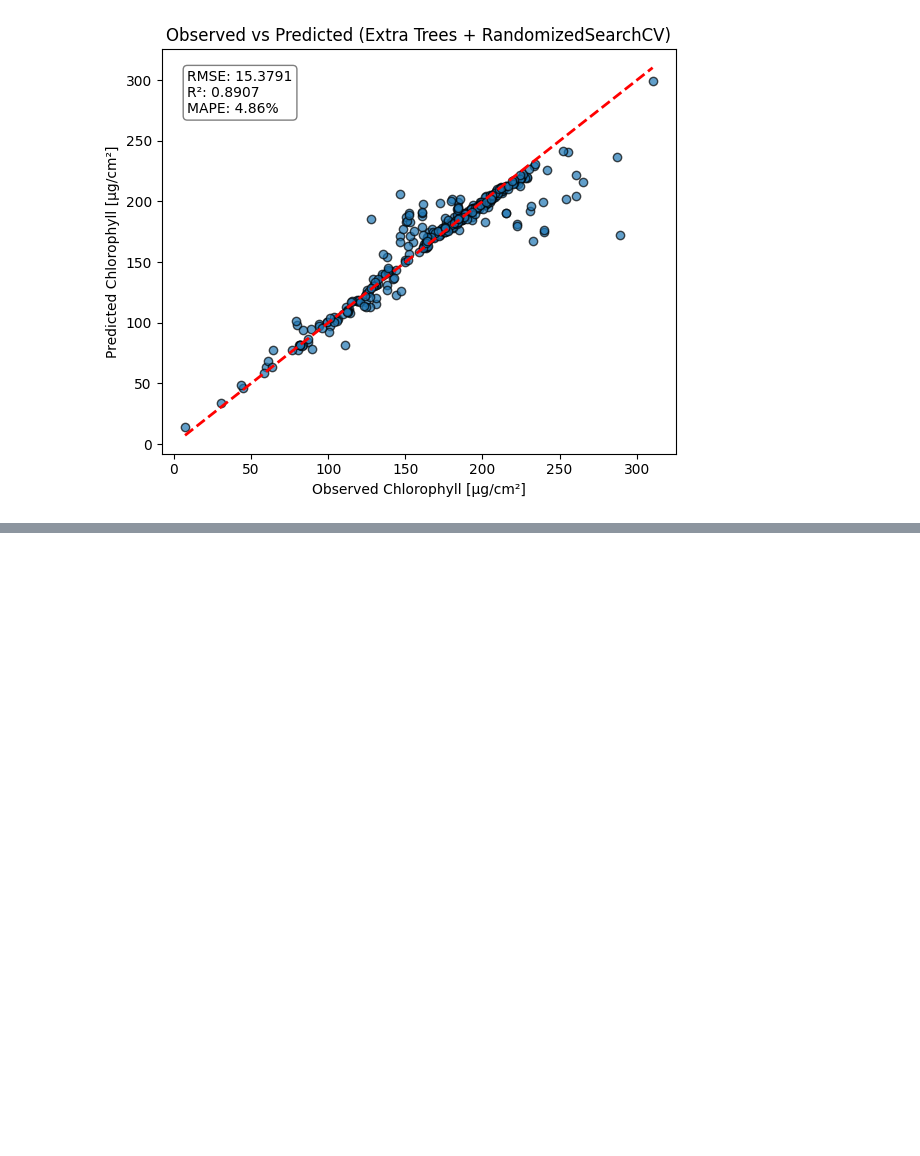
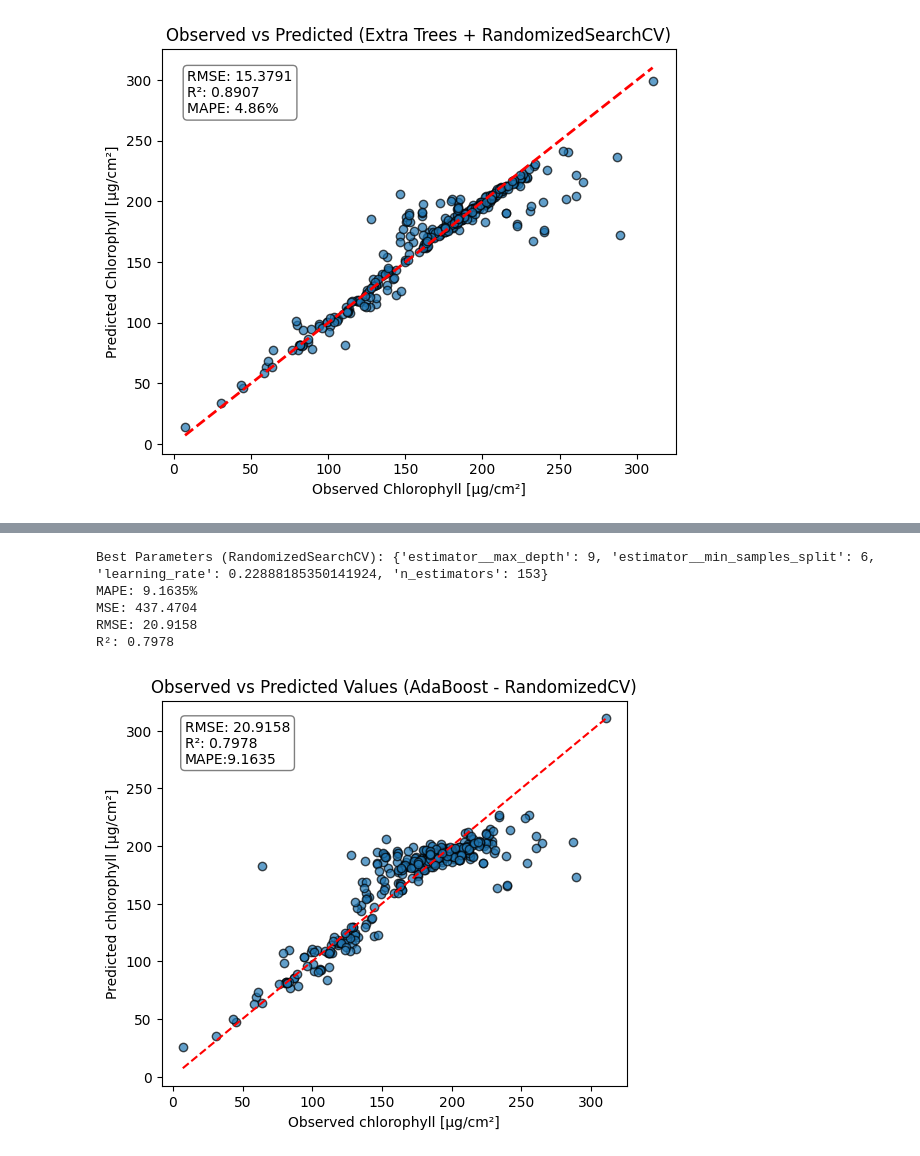
Before and after one commit to haricharnbytes/Chlorophyll_prediction, a Jupyter notebook: chlorophyll.ipynb, the cells around one changed output, grey strips where cells are left out. Cells and saved outputs as stored; diff of their text form; code cells hidden in the pictures; blank space fills up the shorter version.

```diff
--- a/chlorophyll.ipynb
+++ b/chlorophyll.ipynb
@@ -903,0 +1042,31 @@ plt.show()
+# %%
+from sklearn.model_selection import RandomizedSearchCV
+from scipy.stats import randint, uniform
+
+# Define parameter distributions
+param_dist = {
+    'n_estimators': randint(50, 200),
+    'learning_rate': uniform(0.01, 0.3),
+    'estimator__max_depth': randint(2, 10),
+    'estimator__min_samples_split': randint(2, 10)
+}
+
+# AdaBoost with updated parameter
+ada = AdaBoostRegressor(estimator=DecisionTreeRegressor(random_state=42), random_state=42)
+
+# Randomized search
+random_search = RandomizedSearchCV(estimator=ada,
+                                   param_distributions=param_dist,
+                                   n_iter=50,
+                                   scoring=scorer,
+                                   cv=5,
+                                   n_jobs=-1,
+                                   random_state=42,
+                                   verbose=2)
+
+# Fit model
+random_search.fit(X_train, y_train)
+
+# Best model and predictions
+best_model_random = random_search.best_estimator_
+y_pred_random = best_model_random.predict(X_test)
@@ -903,0 +1091,31 @@ plt.show()
+# %%
+# Evaluation
+mse = mean_squared_error(y_test, y_pred_random)
+rmse = np.sqrt(mse)
+r2 = r2_score(y_test, y_pred_random)
+mape = np.mean(np.abs((y_test - y_pred_random) / y_test)) * 100
+
+print("Best Parameters (RandomizedSearchCV):", random_search.best_params_)
+print(f"MAPE: {mape:.4f}%\nMSE: {mse:.4f}\nRMSE: {rmse:.4f}\nR²: {r2:.4f}")
+# %% [output]
+Best Parameters (RandomizedSearchCV): {'estimator__max_depth': 9, 'estimator__min_samples_split': 6, 'learning_rate': 0.22888185350141924, 'n_estimators': 153}
+MAPE: 9.1635%
+MSE: 437.4704
+RMSE: 20.9158
+R²: 0.7978
+# %%
+plt.figure(figsize=(6, 5))
+plt.scatter(y_test, y_pred_random, alpha=0.7, edgecolors='k')
+plt.plot([y_test.min(), y_test.max()], [y_test.min(), y_test.max()], 'r--')
+plt.xlabel('Observed chlorophyll [µg/cm²]')
+plt.ylabel('Predicted chlorophyll [µg/cm²]')
+plt.title('Observed vs Predicted Values (AdaBoost - RandomizedCV)')
+plt.text(0.05, 0.95, f'RMSE: {rmse:.4f}\nR²: {r2:.4f}\nMAPE:{mape:.4f}',
+         transform=plt.gca().transAxes,
+         verticalalignment='top',
+         bbox=dict(boxstyle='round', facecolor='white', alpha=0.5))
+
+#plt.savefig('AdaBoost_indices.png')
+plt.show()
+# %% [output]
+[figure, added]
```
Also changed, not shown: parts of 12 cells of this notebook.
